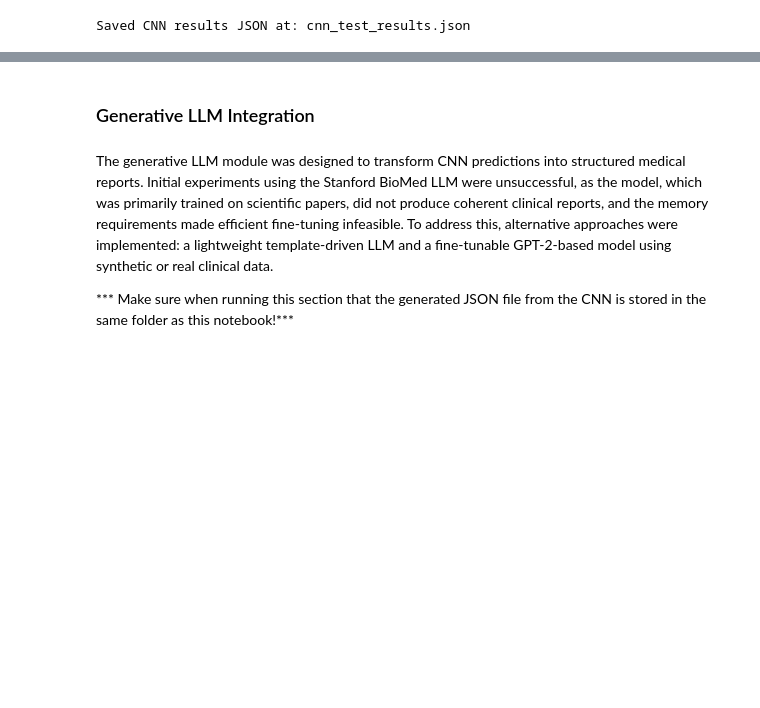
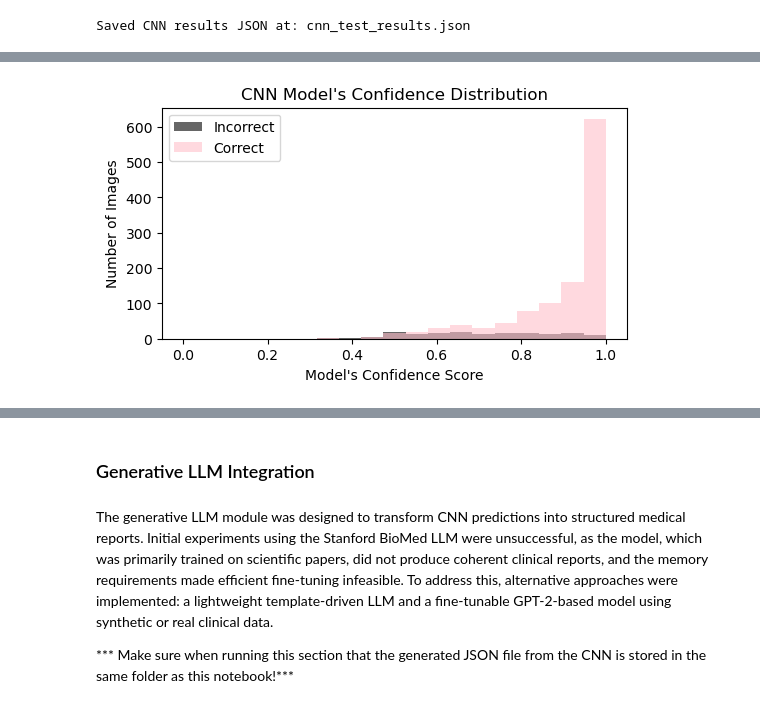
Before and after one commit to harshiambati/transparent_medical_ai, a Jupyter notebook: notebooks/transparent_medical_ai.ipynb, the cells around one changed output, grey strips where cells are left out. Cells and saved outputs as stored; diff of their text form; code cells hidden in the pictures; blank space fills up the shorter version.

```diff
--- a/notebooks/transparent_medical_ai.ipynb
+++ b/notebooks/transparent_medical_ai.ipynb
@@ -780,0 +955,36 @@ Saved CNN results JSON at: cnn_test_results.json
+# %%
+# ============================================================
+#          CNN Model's Confidence Distribution
+# ============================================================
+
+#This part of the CNN model evaluation visually represents its confidence distribution over the number of images, for both incorrect and correct predictions.
+#This overlapping histogram illustrates how confident the model was when predicting both incorrect and correct tumor classifications.
+#For every prediction made, there is a confidence score associated to it that can range from 0 to 1.
+#A score that is close to 1 indicates that the model is very certain about its prediction.
+#A score that is less than 0.5 indicates a significant level of uncertainty.
+#This histogram draws attention to the fact that there were significantly more correct predictions than incorrect ones.
+#In addition, the correct predictions are mainly clustered in the high confidence region, with the majority of distributions around 0.9 to 1.0.
+#However, it also illustrates that there are some incorrect predictions clustered in the area of medium certainty around 0.5 to 0.8.
+#To summarize, the CNN model is usually correct with high confidence as seen by the high distribution of the color pink (correct) from 0.9 to 1.0.
+#The distribution of the color black (incorrect) from 0.5 to 0.8 represents medium certainty, which is an area that should be assessed and improved.
+#The distribution of the incorrect predictions can help us pinpoint which mistakes the model is commonly making and if there are biases that need to be addressed.
+
+import matplotlib.pyplot as plt
+import numpy as np
+
+#extract the incorrect and correct predictions and their associated confidence scores
+incorrect_and_confident = df[df["is_correct"] == False]["confidence"]
+correct_and_confident = df[df["is_correct"] == True]["confidence"]
+
+#create an overlapping histogram with the color pink depicting the correct predictions and the color black depicting the incorrect predictions
+bins = np.linspace(0,1,20)
+plt.figure(figsize=(6,3))
+plt.hist(incorrect_and_confident, bins=bins, alpha=0.6, label="Incorrect", color="black")
+plt.hist(correct_and_confident, bins=bins, alpha=0.6, label="Correct", color="pink")
+plt.title("CNN Model's Confidence Distribution")
+plt.xlabel("Model's Confidence Score")
+plt.ylabel("Number of Images")
+plt.legend()
+plt.show()
+# %% [output]
+[figure, added]
```
Also changed, not shown: parts of 11 cells of this notebook.
